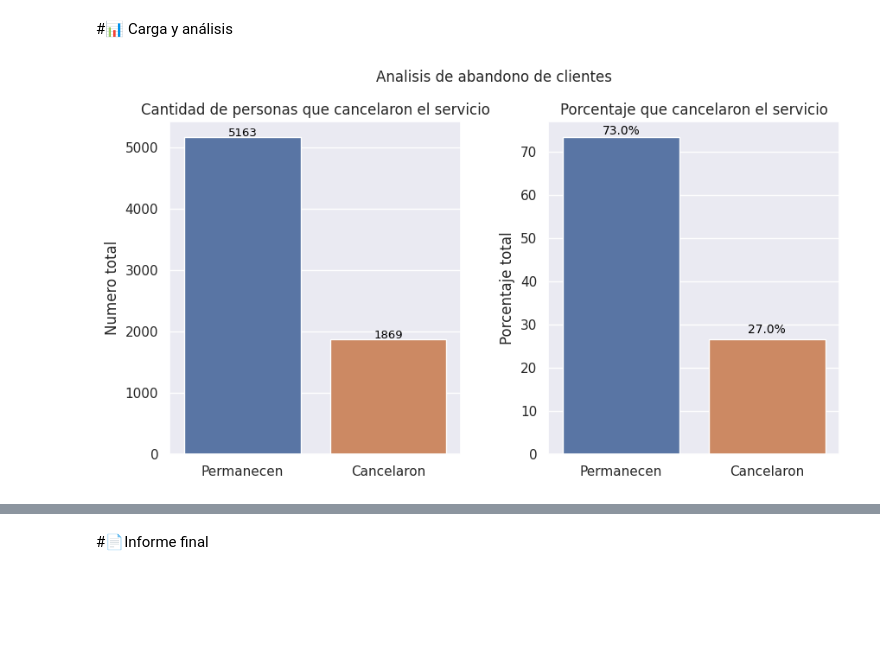
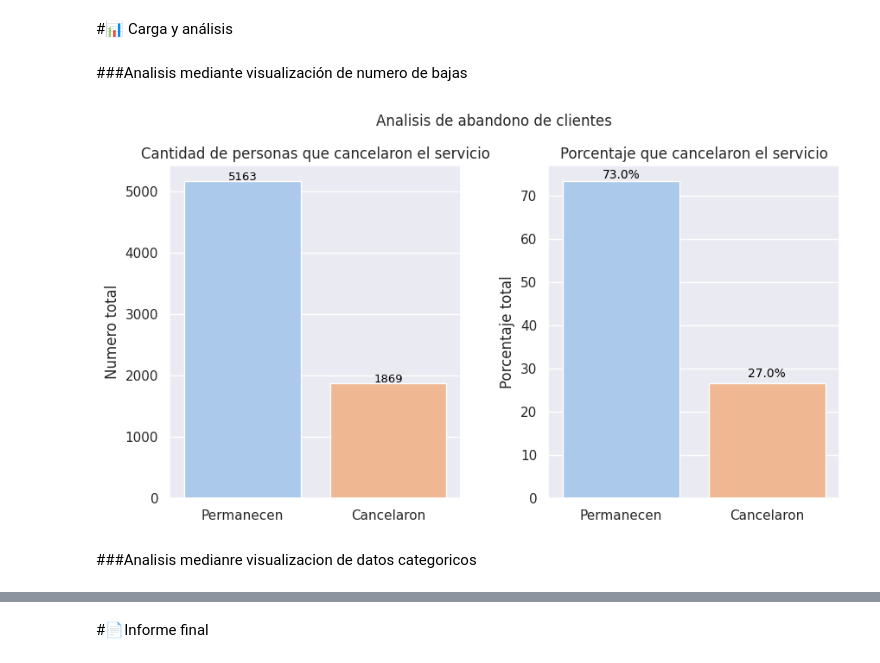
Before and after one commit to Rub-T/challenge_TelecomX, a Jupyter notebook: Challenge_telecomX.ipynb, the cells around one changed output, grey strips where cells are left out. Saved outputs shown, nothing was run; the diff lists cells and outputs as text; code cells hidden in the pictures; blank space fills up the shorter version.

Commit message:
analisis de variables númericas

```diff
--- a/Challenge_telecomX.ipynb
+++ b/Challenge_telecomX.ipynb
@@ -268,0 +272,2 @@ df_churn=datos['Churn'].value_counts()
+# %% [markdown]
+###Analisis mediante visualización de numero de bajas
@@ -269,34 +277,37 @@ df_churn=datos['Churn'].value_counts()
 # %%
-sns.set_palette('pastel')
-sns.set_theme(style='darkgrid')
 fig, ax = plt.subplots(1,2,figsize=(10,5))
 fig.suptitle('Analisis de abandono de clientes',y=1,fontsize=12)
 fig.subplots_adjust(hspace=0.5,wspace=0.3)
 
+#Grafica de bajas con representacion numerica
 def graficar_churn_numeros(datos,ax,titulo):
-  sns.barplot(x=datos.index,y=datos.values,hue=df_churn.index,ax=ax)
+  sns.barplot(x=datos.index,y=datos.values,hue=df_churn.index,ax=ax,palette='pastel')
   ax.set_title(titulo)
   ax.set_xticks([0,1])
   ax.set_xticklabels(['Permanecen','Cancelaron'])
   ax.set_ylabel('Numero total')
   ax.set_xlabel('')
 
   for i,j in enumerate(df_churn.values):
     ax.text(i,j+20,str(j),color='black',fontsize=9.5,ha='center')
 
+#Grafica de bajas con representacion porcentual
 def graficar_churn_porcentajes(datos,ax,titulo):
-  sns.barplot(x=datos.index,y=((datos.values)/(datos.values.sum())*100),hue=datos.index,ax=ax)
+  sns.barplot(x=datos.index,y=((datos.values)/(datos.values.sum())*100),hue=datos.index,ax=ax,palette='pastel')
   ax.set_title(titulo)
   ax.set_xticks([0,1])
   ax.set_xticklabels(['Permanecen','Cancelaron'])
   ax.set_ylabel('Porcentaje total')
   ax.set_xlabel('')
 
   for i,j in enumerate(((datos.values)/(datos.values.sum())*100).round(0)):
     ax.text(i,j+1,str(f'{j}%'),color='black',fontsize=10,ha='center')
 
+#Mostramos graficas
 graficar_churn_numeros(df_churn,ax[0],'Cantidad de personas que cancelaron el servicio')
 graficar_churn_porcentajes(df_churn,ax[1],'Porcentaje que cancelaron el servicio')
 plt.show()
 # %% [output]
-[figure, old version]
+[figure, new version]
+# %% [markdown]
+###Analisis medianre visualizacion de datos categoricos
```
Also changed, not shown: parts of 19 cells of this notebook.
